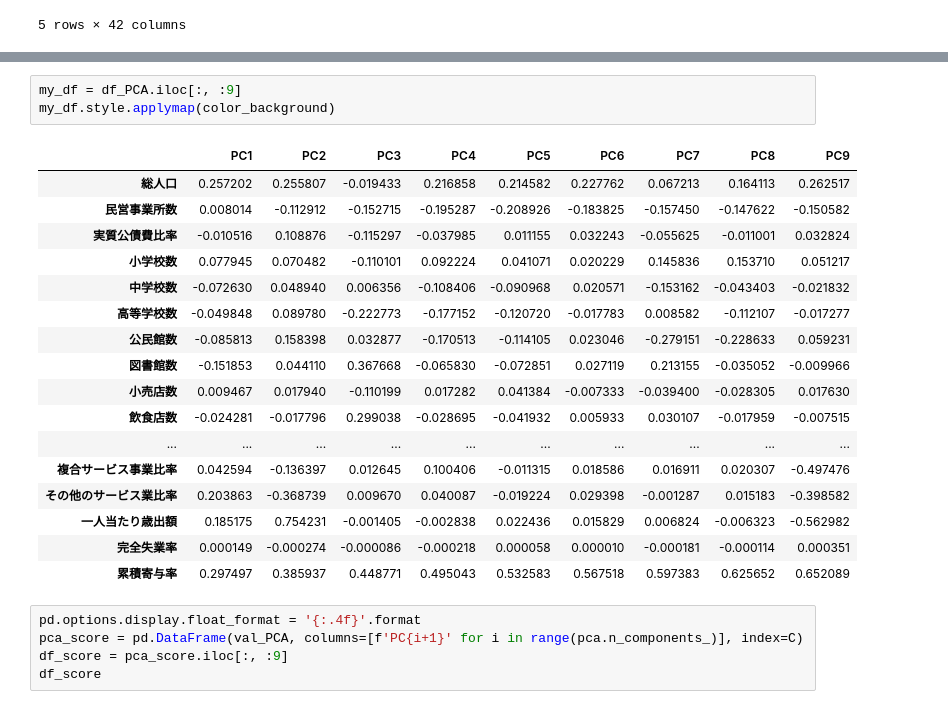
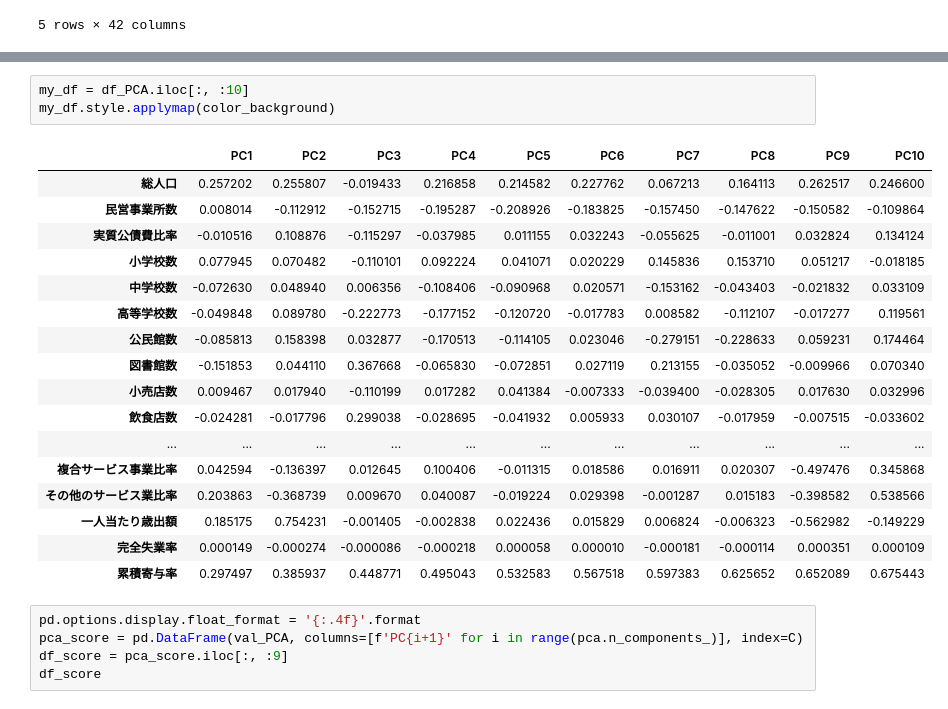
Before and after one commit to tMaehashi/City-Analysis, a Jupyter notebook: Code/city_2.ipynb, the cells around one changed output, grey strips where cells are left out. Saved outputs shown, nothing was run; the diff lists cells and outputs as text.

```diff
--- a/Code/city_2.ipynb
+++ b/Code/city_2.ipynb
@@ -136,26 +136,26 @@ df_PCA.style.applymap(color_background)
 | 完全失業率 | 0.000149 | -0.000274 | -0.000086 | -0.000218 | 0.000058 | 0.000010 | -0.000181 | -0.000114 | 0.000351 | 0.000109 | -0.000134 | ... |
 | 累積寄与率 | 0.297497 | 0.385937 | 0.448771 | 0.495043 | 0.532583 | 0.567518 | 0.597383 | 0.625652 | 0.652089 | 0.675443 | 0.697655 | ... |
 # %%
-my_df = df_PCA.iloc[:, :9]
+my_df = df_PCA.iloc[:, :10]
 my_df.style.applymap(color_background)
 # %% [output]
-|  | PC1 | PC2 | PC3 | PC4 | PC5 | PC6 | PC7 | PC8 | PC9 |
-| 総人口 | 0.257202 | 0.255807 | -0.019433 | 0.216858 | 0.214582 | 0.227762 | 0.067213 | 0.164113 | 0.262517 |
-| 民営事業所数 | 0.008014 | -0.112912 | -0.152715 | -0.195287 | -0.208926 | -0.183825 | -0.157450 | -0.147622 | -0.150582 |
-| 実質公債費比率 | -0.010516 | 0.108876 | -0.115297 | -0.037985 | 0.011155 | 0.032243 | -0.055625 | -0.011001 | 0.032824 |
-| 小学校数 | 0.077945 | 0.070482 | -0.110101 | 0.092224 | 0.041071 | 0.020229 | 0.145836 | 0.153710 | 0.051217 |
-| 中学校数 | -0.072630 | 0.048940 | 0.006356 | -0.108406 | -0.090968 | 0.020571 | -0.153162 | -0.043403 | -0.021832 |
-| 高等学校数 | -0.049848 | 0.089780 | -0.222773 | -0.177152 | -0.120720 | -0.017783 | 0.008582 | -0.112107 | -0.017277 |
-| 公民館数 | -0.085813 | 0.158398 | 0.032877 | -0.170513 | -0.114105 | 0.023046 | -0.279151 | -0.228633 | 0.059231 |
-| 図書館数 | -0.151853 | 0.044110 | 0.367668 | -0.065830 | -0.072851 | 0.027119 | 0.213155 | -0.035052 | -0.009966 |
-| 小売店数 | 0.009467 | 0.017940 | -0.110199 | 0.017282 | 0.041384 | -0.007333 | -0.039400 | -0.028305 | 0.017630 |
-| 飲食店数 | -0.024281 | -0.017796 | 0.299038 | -0.028695 | -0.041932 | 0.005933 | 0.030107 | -0.017959 | -0.007515 |
-| ... | ... | ... | ... | ... | ... | ... | ... | ... | ... |
-| 複合サービス事業比率 | 0.042594 | -0.136397 | 0.012645 | 0.100406 | -0.011315 | 0.018586 | 0.016911 | 0.020307 | -0.497476 |
-| その他のサービス業比率 | 0.203863 | -0.368739 | 0.009670 | 0.040087 | -0.019224 | 0.029398 | -0.001287 | 0.015183 | -0.398582 |
-| 一人当たり歳出額 | 0.185175 | 0.754231 | -0.001405 | -0.002838 | 0.022436 | 0.015829 | 0.006824 | -0.006323 | -0.562982 |
-| 完全失業率 | 0.000149 | -0.000274 | -0.000086 | -0.000218 | 0.000058 | 0.000010 | -0.000181 | -0.000114 | 0.000351 |
-| 累積寄与率 | 0.297497 | 0.385937 | 0.448771 | 0.495043 | 0.532583 | 0.567518 | 0.597383 | 0.625652 | 0.652089 |
+|  | PC1 | PC2 | PC3 | PC4 | PC5 | PC6 | PC7 | PC8 | PC9 | PC10 |
+| 総人口 | 0.257202 | 0.255807 | -0.019433 | 0.216858 | 0.214582 | 0.227762 | 0.067213 | 0.164113 | 0.262517 | 0.246600 |
+| 民営事業所数 | 0.008014 | -0.112912 | -0.152715 | -0.195287 | -0.208926 | -0.183825 | -0.157450 | -0.147622 | -0.150582 | -0.109864 |
+| 実質公債費比率 | -0.010516 | 0.108876 | -0.115297 | -0.037985 | 0.011155 | 0.032243 | -0.055625 | -0.011001 | 0.032824 | 0.134124 |
+| 小学校数 | 0.077945 | 0.070482 | -0.110101 | 0.092224 | 0.041071 | 0.020229 | 0.145836 | 0.153710 | 0.051217 | -0.018185 |
+| 中学校数 | -0.072630 | 0.048940 | 0.006356 | -0.108406 | -0.090968 | 0.020571 | -0.153162 | -0.043403 | -0.021832 | 0.033109 |
+| 高等学校数 | -0.049848 | 0.089780 | -0.222773 | -0.177152 | -0.120720 | -0.017783 | 0.008582 | -0.112107 | -0.017277 | 0.119561 |
+| 公民館数 | -0.085813 | 0.158398 | 0.032877 | -0.170513 | -0.114105 | 0.023046 | -0.279151 | -0.228633 | 0.059231 | 0.174464 |
+| 図書館数 | -0.151853 | 0.044110 | 0.367668 | -0.065830 | -0.072851 | 0.027119 | 0.213155 | -0.035052 | -0.009966 | 0.070340 |
+| 小売店数 | 0.009467 | 0.017940 | -0.110199 | 0.017282 | 0.041384 | -0.007333 | -0.039400 | -0.028305 | 0.017630 | 0.032996 |
+| 飲食店数 | -0.024281 | -0.017796 | 0.299038 | -0.028695 | -0.041932 | 0.005933 | 0.030107 | -0.017959 | -0.007515 | -0.033602 |
+| ... | ... | ... | ... | ... | ... | ... | ... | ... | ... | ... |
+| 複合サービス事業比率 | 0.042594 | -0.136397 | 0.012645 | 0.100406 | -0.011315 | 0.018586 | 0.016911 | 0.020307 | -0.497476 | 0.345868 |
+| その他のサービス業比率 | 0.203863 | -0.368739 | 0.009670 | 0.040087 | -0.019224 | 0.029398 | -0.001287 | 0.015183 | -0.398582 | 0.538566 |
+| 一人当たり歳出額 | 0.185175 | 0.754231 | -0.001405 | -0.002838 | 0.022436 | 0.015829 | 0.006824 | -0.006323 | -0.562982 | -0.149229 |
+| 完全失業率 | 0.000149 | -0.000274 | -0.000086 | -0.000218 | 0.000058 | 0.000010 | -0.000181 | -0.000114 | 0.000351 | 0.000109 |
+| 累積寄与率 | 0.297497 | 0.385937 | 0.448771 | 0.495043 | 0.532583 | 0.567518 | 0.597383 | 0.625652 | 0.652089 | 0.675443 |
 # %%
 pd.options.display.float_format = '{:.4f}'.format
 pca_score = pd.DataFrame(val_PCA, columns=[f'PC{i+1}' for i in range(pca.n_components_)], index=C)
```
Also changed, not shown: parts of 2 cells of this notebook, 2 other files.
